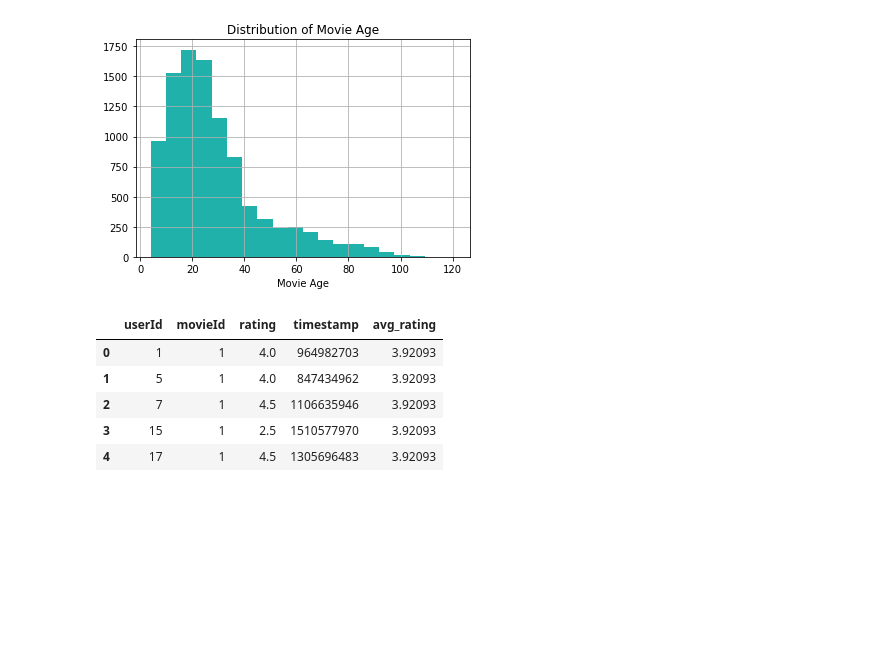
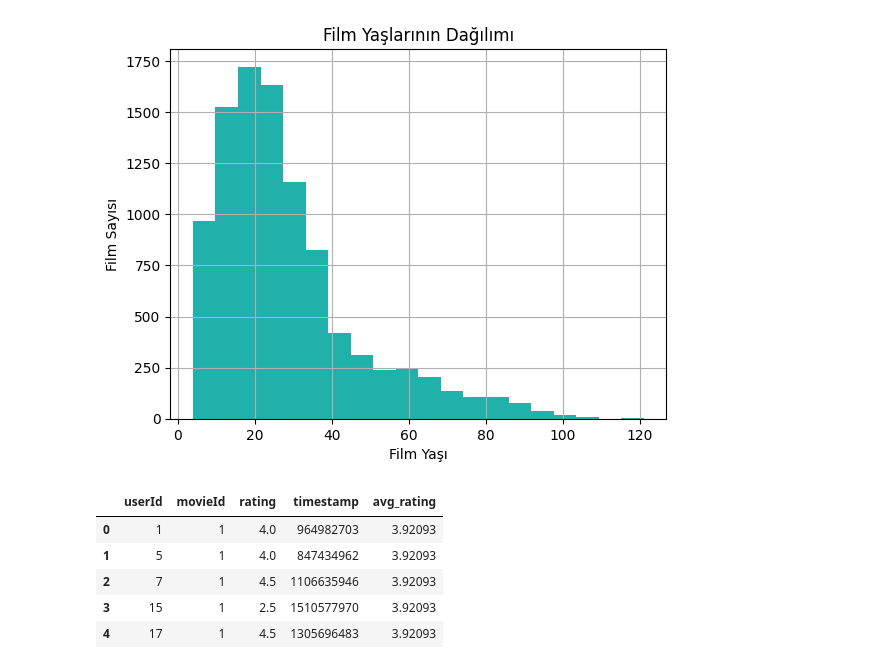
Before and after one commit to sewarslan/final_project, a Jupyter notebook: movie_recommender/eda.ipynb, the cells around one changed output. Cells and saved outputs as stored; diff of their text form; code cells hidden in the pictures; blank space fills up the shorter version.

```diff
--- a/movie_recommender/eda.ipynb
+++ b/movie_recommender/eda.ipynb
@@ -111,11 +114,12 @@ movies.head()
 # %%
 #çoğu filmin yaşı 20-30 arasında
 movies["age"].hist(bins=20, color='lightseagreen')
-plt.xlabel('Movie Age')
-plt.title('Distribution of Movie Age')
+plt.xlabel('Film Yaşı')
+plt.ylabel('Film Sayısı')
+plt.title('Film Yaşlarının Dağılımı')
 plt.show()
 # %% [output]
-[figure, old version]
+[figure, new version]
 # %%
 #ortalama oy sayısını bulalım
 average_rating = ratings[['movieId','rating']].groupby('movieId', as_index=False).mean()
```
Also changed, not shown: parts of 8 cells of this notebook.
